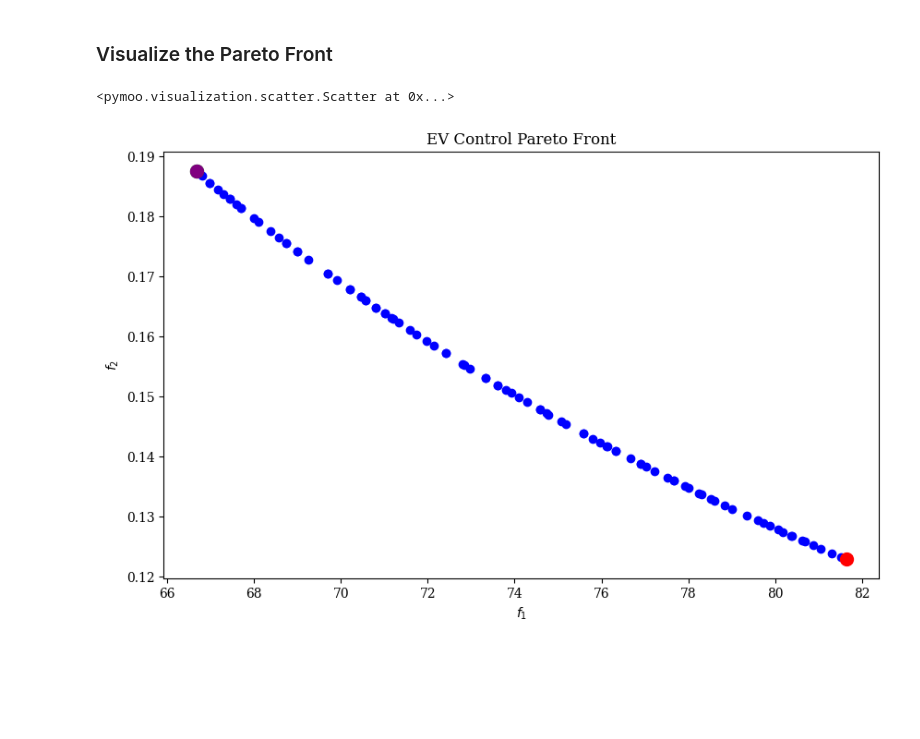
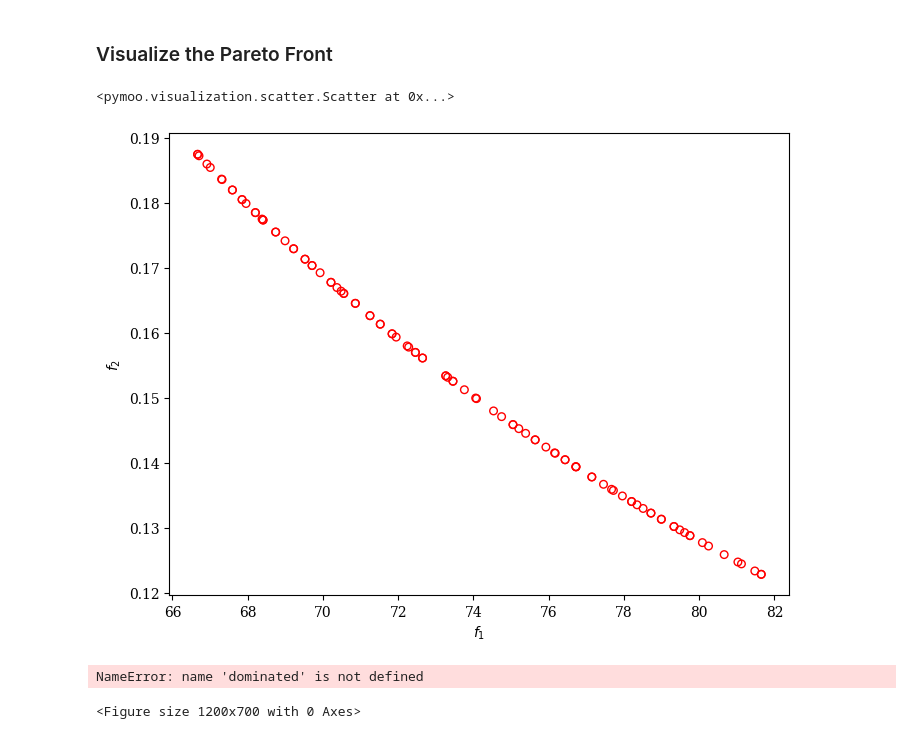
Before and after one commit to Nicola-Ibrahim/Tracing-Objectives-Backwards, a Jupyter notebook: main.ipynb, the cells around one changed output. Saved outputs shown, nothing was run; the diff lists cells and outputs as text; code cells hidden in the pictures; blank space fills up the shorter version.

```diff
--- a/main.ipynb
+++ b/main.ipynb
@@ -174,6 +173,19 @@ Reference point used to compute `eps`:
 | `nadir`  | Improvement relative to the **nadir point** (worst values on Pareto front).  |
 | `f`      | Generic improvement metric (often based on distances in objective space).    |
 # %%
+# Enable history to track all evaluations
+from pymoo.core.callback import Callback
+class SaveAllSolutions(Callback):
+    def __init__(self) -> None:
+        super().__init__()
+        self.all_F = []
+
+    def notify(self, algorithm):
+        self.all_F.append(algorithm.pop.get("F"))
+
+# Run optimization with history tracking
+history = SaveAllSolutions()
+
 # Optimization setup
 problem = EVControlProblem()
 algorithm = NSGA2(pop_size=100)  # Larger population for more solutions
@@ -183,9 +195,9 @@ result = minimize(
     problem,
     algorithm,
     termination,
-                   save_history=True,
-
-    seed=42,
-    verbose=True
+    save_history=True,
+    seed=1,
+    callable=SaveAllSolutions(),
+    verbose=False
 )
 # %% [output]
@@ -238,17 +234,49 @@ Found 1 Pareto-optimal solutions.
 # %% [markdown]
 ### Visualize the Pareto Front
 # %%
-scatter = Scatter(title="EV Control Pareto Front",
-                     axis_labels=["Time [s]", "Energy [kWh]"],
-                     figsize=(10, 6))
-scatter.add(result.F, color="blue", label="Solutions")
-scatter.add(result.F[result.F[:,1].argmin()], color="red", s=100,
-            label="Min Energy (%.2f kWh)" % result.F[:,1].min())
-scatter.add(result.F[result.F[:,0].argmin()], color="green", s=100,
-            label="Min Time (%.1f s)" % result.F[:,0].min())
-scatter.add(result.F[np.argmin(result.F[:,0] + result.F[:,1])], color="purple", s=100,
-            label="Best Compromise")
-scatter.show()
+from pymoo.visualization.scatter import Scatter
+from pymoo.problems import get_problem
+import matplotlib.pyplot as plt
+
+plot = Scatter()
+plot.add(F, s=30, facecolors='none', edgecolors='r')
+plot.show()
 # %% [output]
 <pymoo.visualization.scatter.Scatter at 0x...>
-[figure, old version]
+[figure, new version]
+# %%
+plt.figure(figsize=(12, 7))
+
+# Plot dominated solutions first
+plt.scatter(dominated[:,0], dominated[:,1],
+            c="lightgray", alpha=0.6,
+            edgecolors='none', s=40,
+            label=f"Dominated Solutions ({len(dominated)})")
+
+# Plot Pareto front
+plt.scatter(pareto[:,0], pareto[:,1],
+            c="royalblue", alpha=0.8,
+            edgecolors='navy', s=60,
+            label=f"Pareto Front ({len(pareto)})")
+
+# Highlight key solutions
+min_energy = pareto[pareto[:,1].argmin()]
+min_time = pareto[pareto[:,0].argmin()]
+
+plt.scatter(min_energy[0], min_energy[1],
+            c="red", marker="*", s=200,
+            label=f"Min Energy ({min_energy[1]:.2f} kWh)")
+plt.scatter(min_time[0], min_time[1],
+            c="green", marker="^", s=200,
+            label=f"Min Time ({min_time[0]:.1f} s)")
+
+plt.title("EV Control Solutions: Dominated vs Non-Dominated", pad=20)
+plt.xlabel("Travel Time [seconds]", fontsize=12)
+plt.ylabel("Energy Consumption [kWh]", fontsize=12)
+plt.grid(linestyle='--', alpha=0.4)
+plt.legend(loc='upper right', framealpha=0.95)
+plt.tight_layout()
+plt.show()
+# %% [output]
+NameError: name 'dominated' is not defined
+<Figure size 1200x700 with 0 Axes>
```
Also changed, not shown: parts of 3 cells of this notebook.
